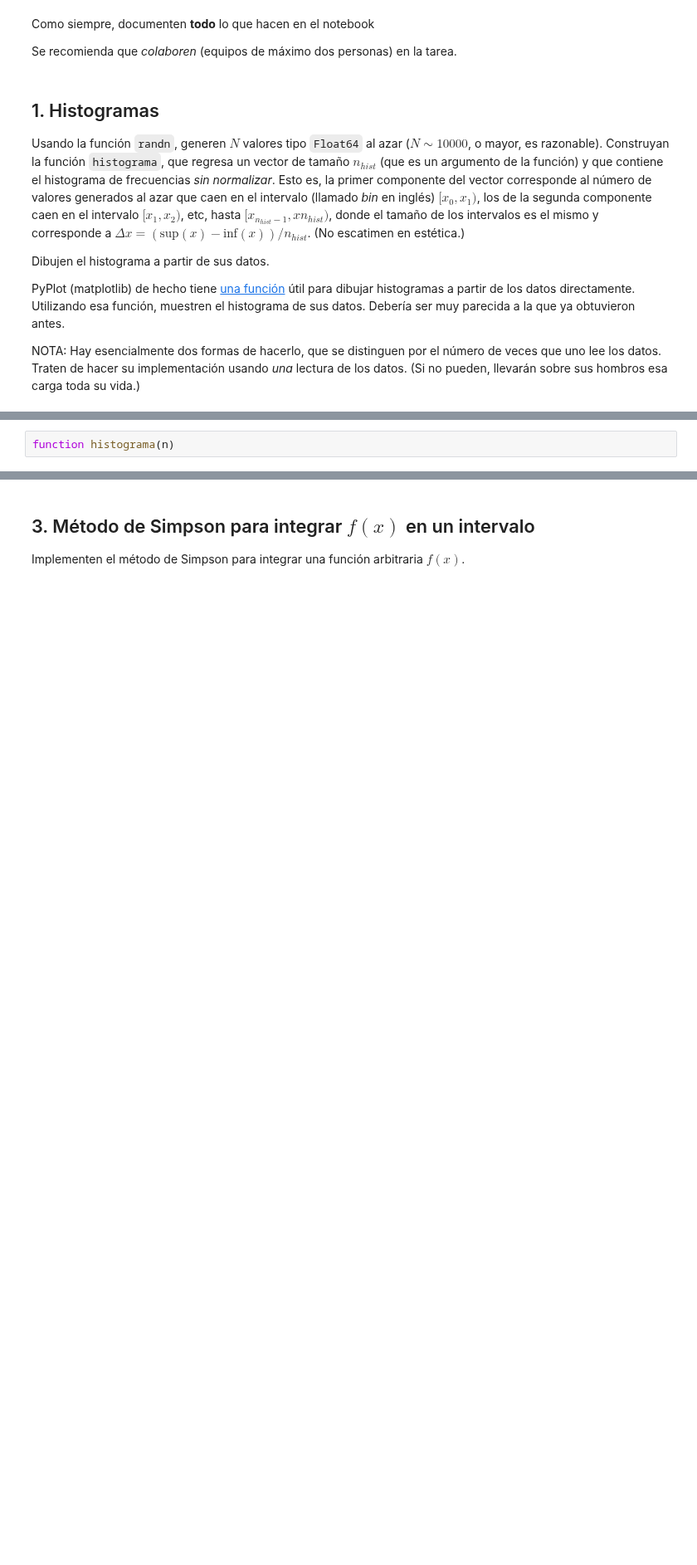
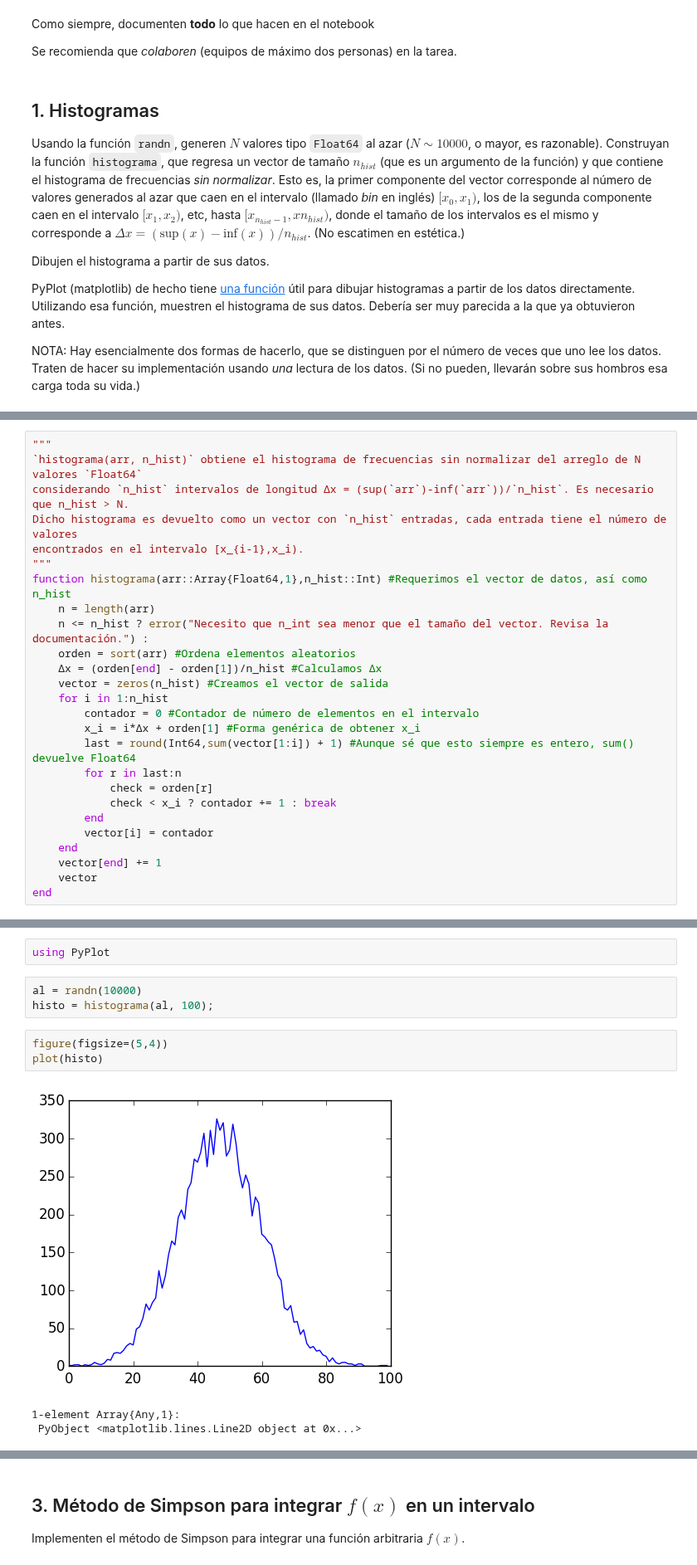
Before and after one commit to lbenet/2016-2_TSFisicaComputacional, a Jupyter notebook: tareas/danmarurr/Tarea2.ipynb, the cells around one changed output, grey strips where cells are left out. Shown at 83% size. Drawn from its saved outputs; the diff is of its cells as text; blank space fills up the shorter version.

Commit message:
Sigo avanzando con la tarea, terminé la parte del histograma y mitad del promedio y varianza

```diff
--- a/tareas/danmarurr/Tarea2.ipynb
+++ b/tareas/danmarurr/Tarea2.ipynb
@@ -17,0 +30,26 @@ NOTA: Hay esencialmente dos formas de hacerlo, que se distinguen por el número
+# %%
+"""
+`histograma(arr, n_hist)` obtiene el histograma de frecuencias sin normalizar del arreglo de N valores `Float64`
+considerando `n_hist` intervalos de longitud Δx = (sup(`arr`)-inf(`arr`))/`n_hist`. Es necesario que n_hist > N.
+Dicho histograma es devuelto como un vector con `n_hist` entradas, cada entrada tiene el número de valores
+encontrados en el intervalo [x_{i-1},x_i).
+"""
+function histograma(arr::Array{Float64,1},n_hist::Int) #Requerimos el vector de datos, así como n_hist
+    n = length(arr)
+    n <= n_hist ? error("Necesito que n_int sea menor que el tamaño del vector. Revisa la documentación.") :
+    orden = sort(arr) #Ordena elementos aleatorios
+    Δx = (orden[end] - orden[1])/n_hist #Calculamos Δx
+    vector = zeros(n_hist) #Creamos el vector de salida
+    for i in 1:n_hist
+        contador = 0 #Contador de número de elementos en el intervalo
+        x_i = i*Δx + orden[1] #Forma genérica de obtener x_i
+        last = round(Int64,sum(vector[1:i]) + 1) #Aunque sé que esto siempre es entero, sum() devuelve Float64
+        for r in last:n
+            check = orden[r]
+            check < x_i ? contador += 1 : break
+        end
+        vector[i] = contador
+    end
+    vector[end] += 1
+    vector
+end
@@ -32,2 +63,0 @@ randn()
-# %%
-function histograma(n)
@@ -33,0 +66,12 @@ function histograma(n)
+# %%
+using PyPlot
+# %%
+al = randn(10000)
+histo = histograma(al, 100);
+# %%
+figure(figsize=(5,4))
+plot(histo)
+# %% [output]
+[figure, added]
+1-element Array{Any,1}:
+ PyObject <matplotlib.lines.Line2D object at 0x...>
```
Also changed, not shown: parts of 11 cells of this notebook.
